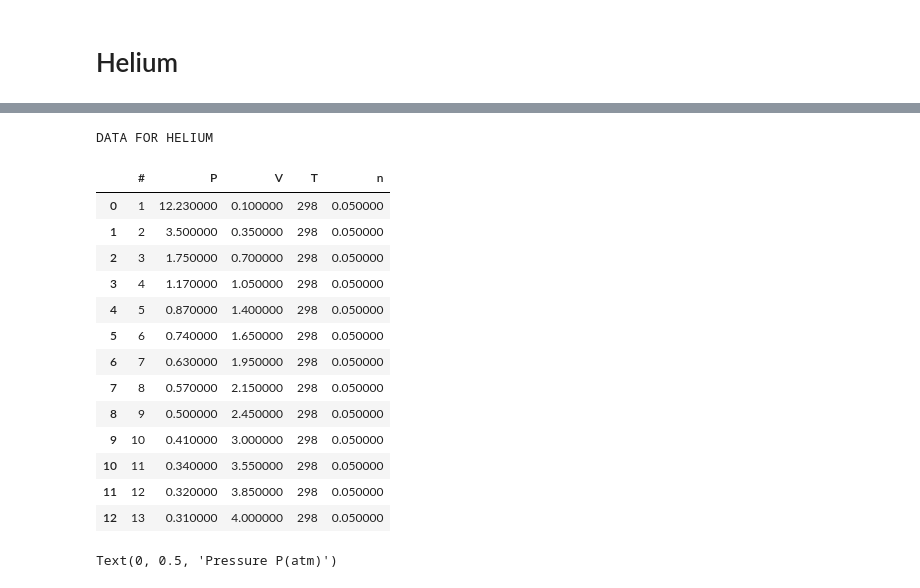
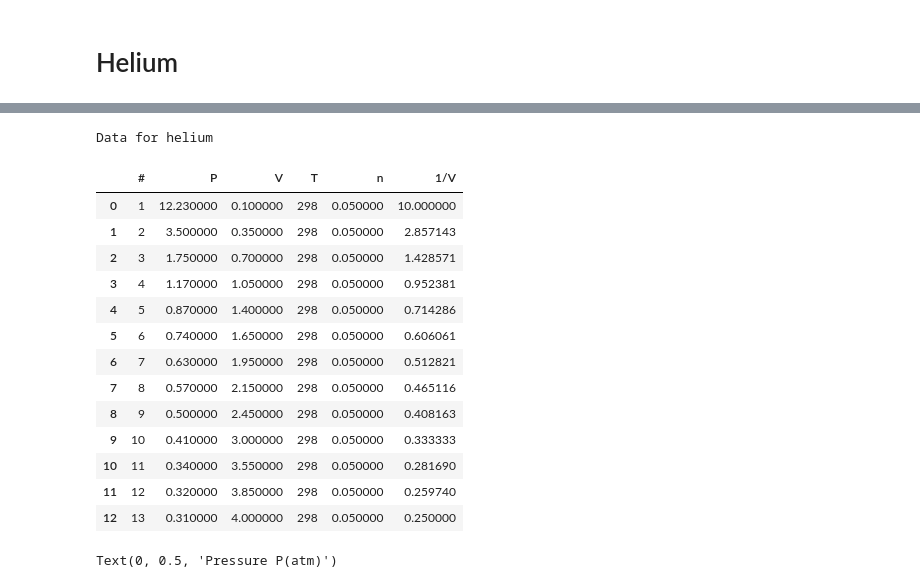
Before and after one commit to nexxusss/Gas-Laws-Investigation, a Jupyter notebook: Investigation of Boyle's Law.ipynb, the cells around one changed output, grey strips where cells are left out. Drawn from its saved outputs; the diff is of its cells as text; code cells hidden in the pictures.

```diff
--- a/Investigation of Boyle's Law.ipynb
+++ b/Investigation of Boyle's Law.ipynb
@@ -8,5 +8,5 @@ from sklearn.metrics import r2_score
 # Helium
 # %%
 df = pd.read_csv("boyleslaw_data_helium.csv")
-df = df.style.set_caption("Data for helium")
 df["1/V"] = 1/df["V"]
+tab = df.style.set_caption("Data for helium")
@@ -29,21 +13,21 @@ Data for helium
-# %%
-df.set_caption("DATA FOR HELIUM")
-# %% [output]
-DATA FOR HELIUM
-|  | # | P | V | T | n |
-| 0 | 1 | 12.230000 | 0.100000 | 298 | 0.050000 |
-| 1 | 2 | 3.500000 | 0.350000 | 298 | 0.050000 |
-| 2 | 3 | 1.750000 | 0.700000 | 298 | 0.050000 |
-| 3 | 4 | 1.170000 | 1.050000 | 298 | 0.050000 |
-| 4 | 5 | 0.870000 | 1.400000 | 298 | 0.050000 |
-| 5 | 6 | 0.740000 | 1.650000 | 298 | 0.050000 |
-| 6 | 7 | 0.630000 | 1.950000 | 298 | 0.050000 |
-| 7 | 8 | 0.570000 | 2.150000 | 298 | 0.050000 |
-| 8 | 9 | 0.500000 | 2.450000 | 298 | 0.050000 |
-| 9 | 10 | 0.410000 | 3.000000 | 298 | 0.050000 |
-| 10 | 11 | 0.340000 | 3.550000 | 298 | 0.050000 |
-| 11 | 12 | 0.320000 | 3.850000 | 298 | 0.050000 |
-| 12 | 13 | 0.310000 | 4.000000 | 298 | 0.050000 |
+# %%
+tab
+# %% [output]
+Data for helium
+|  | # | P | V | T | n | 1/V |
+| 0 | 1 | 12.230000 | 0.100000 | 298 | 0.050000 | 10.000000 |
+| 1 | 2 | 3.500000 | 0.350000 | 298 | 0.050000 | 2.857143 |
+| 2 | 3 | 1.750000 | 0.700000 | 298 | 0.050000 | 1.428571 |
+| 3 | 4 | 1.170000 | 1.050000 | 298 | 0.050000 | 0.952381 |
+| 4 | 5 | 0.870000 | 1.400000 | 298 | 0.050000 | 0.714286 |
+| 5 | 6 | 0.740000 | 1.650000 | 298 | 0.050000 | 0.606061 |
+| 6 | 7 | 0.630000 | 1.950000 | 298 | 0.050000 | 0.512821 |
+| 7 | 8 | 0.570000 | 2.150000 | 298 | 0.050000 | 0.465116 |
+| 8 | 9 | 0.500000 | 2.450000 | 298 | 0.050000 | 0.408163 |
+| 9 | 10 | 0.410000 | 3.000000 | 298 | 0.050000 | 0.333333 |
+| 10 | 11 | 0.340000 | 3.550000 | 298 | 0.050000 | 0.281690 |
+| 11 | 12 | 0.320000 | 3.850000 | 298 | 0.050000 | 0.259740 |
+| 12 | 13 | 0.310000 | 4.000000 | 298 | 0.050000 | 0.250000 |
 # %%
 pressure = df["P"]
 volume = df["V"]
```
Also changed, not shown: parts of 2 cells of this notebook, 2 other files.
